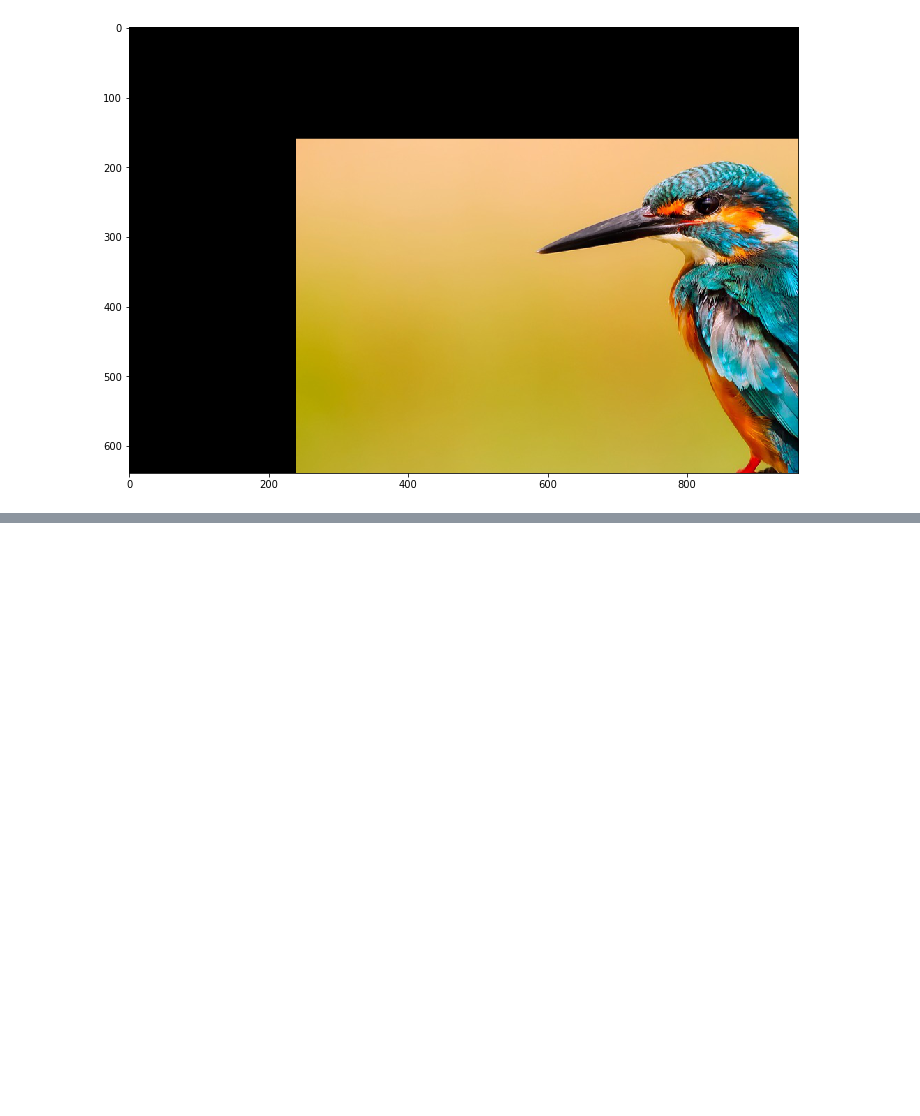
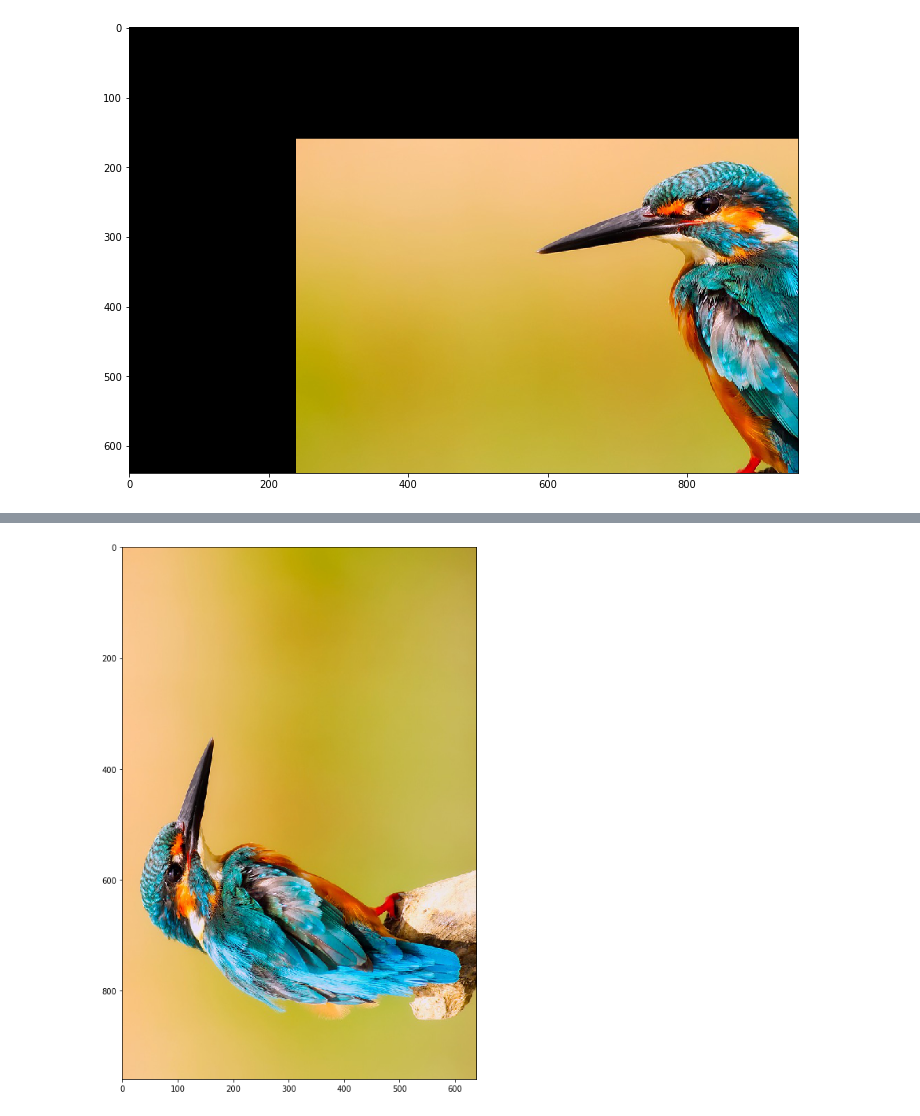
Before and after one commit to PukkaPad/learning-ComputerVision-OpenCV, a Jupyter notebook: Image_Manipulation.ipynb, the cells around one changed output, grey strips where cells are left out. Cells and saved outputs as stored; diff of their text form; code cells hidden in the pictures; blank space fills up the shorter version.

```diff
--- a/Image_Manipulation.ipynb
+++ b/Image_Manipulation.ipynb
@@ -74,0 +117,9 @@ io.show()
+# %%
+# need to remove the dark area: cv2.transpose
+# it only does at 90degrees and clockwise
+rotated_image=cv2.transpose(image)
+RGB_image = cv2.cvtColor(rotated_image, cv2.COLOR_BGR2RGB)
+io.imshow(RGB_image)
+io.show()
+# %% [output]
+[figure, added]
```
Also changed, not shown: parts of 12 cells of this notebook, 1 other file.
